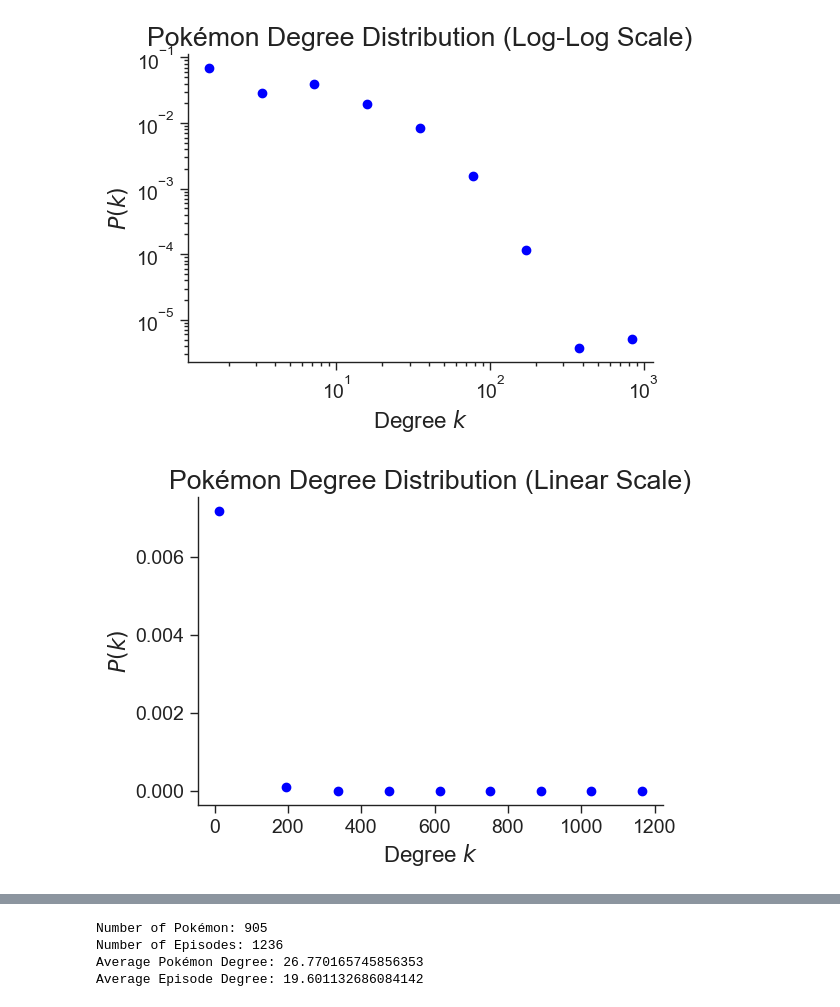
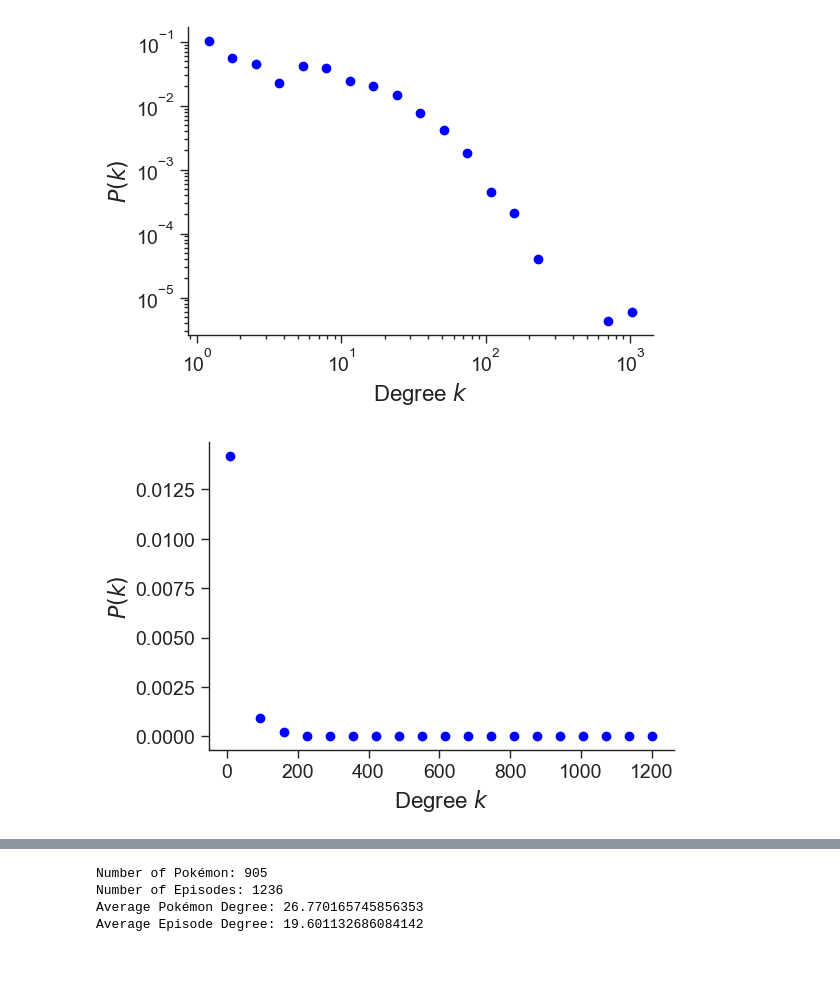
Before and after one commit to JvsonKee/pokemon-network, a Jupyter notebook: src/Analysis/NetworkX.ipynb, the cells around one changed output, grey strips where cells are left out. Drawn from its saved outputs; the diff is of its cells as text; code cells hidden in the pictures; blank space fills up the shorter version.

```diff
--- a/src/Analysis/NetworkX.ipynb
+++ b/src/Analysis/NetworkX.ipynb
@@ -58,7 +58,7 @@ def plot_degree_distribution(degrees, title, color):
     kmin = max(kmin, 1)  # Ensure kmin is at least 1 to avoid log(0)
 
     # Log-log plot
-    bin_edges = np.logspace(np.log10(kmin), np.log10(kmax), num=10)
+    bin_edges = np.logspace(np.log10(kmin), np.log10(kmax), num=20)
     density, _ = np.histogram(degrees, bins=bin_edges, density=True)
 
     log_be = np.log10(bin_edges)
@@ -68,7 +68,7 @@ def plot_degree_distribution(degrees, title, color):
     plt.loglog(x, density, marker='o', linestyle='none', color=color)
     plt.xlabel(r"Degree $k$", fontsize=16)
     plt.ylabel(r"$P(k)$", fontsize=16)
-    plt.title(f"{title} Degree Distribution (Log-Log Scale)")
+    # plt.title(f"{title} Degree Distribution (Log-Log Scale)")
 
     ax = plt.gca()
     ax.spines['right'].set_visible(False)
@@ -78,36 +78,36 @@ def plot_degree_distribution(degrees, title, color):
     plt.show()
 
     # Linear plot
-    bin_edges = np.linspace(kmin, kmax, num=10)
+    bin_edges = np.linspace(kmin, kmax, num=20)
     density, _ = np.histogram(degrees, bins=bin_edges, density=True)
 
     log_be = np.log10(bin_edges)
     x = 10**((log_be[1:] + log_be[:-1]) / 2)
 
     fig = plt.figure(figsize=(6,4))
     plt.plot(x, density, marker='o', linestyle='none', color=color)
     plt.xlabel(r"Degree $k$", fontsize=16)
     plt.ylabel(r"$P(k)$", fontsize=16)
-    plt.title(f"{title} Degree Distribution (Linear Scale)")
+    # plt.title(f"{title} Degree Distribution (Linear Scale)")
 
     ax = plt.gca()
     ax.spines['right'].set_visible(False)
     ax.spines['top'].set_visible(False)
     ax.yaxis.set_ticks_position('left')
     ax.xaxis.set_ticks_position('bottom')
     plt.show()
 
 # Plot for Pokémon (excluding zero-degree nodes for log-log)
 plot_degree_distribution(pokemon_degrees_nonzero, "Pokémon", "blue")
 
 # Plot for Episodes (excluding zero-degree nodes for log-log)
 plot_degree_distribution(episode_degrees_nonzero, "Episodes", "red")
 
 # Print summary
 print("Number of Pokémon:", len(pokemon_nodes))
 print("Number of Episodes:", len(episode_nodes))
 print("Average Pokémon Degree:", np.mean(pokemon_degrees) if len(pokemon_degrees) > 0 else "N/A")
 print("Average Episode Degree:", np.mean(episode_degrees) if len(episode_degrees) > 0 else "N/A")
 # %% [output]
-[figure, old version]
+[figure, new version]
-[figure, old version]
+[figure, new version]
```
Also changed, not shown: parts of 1 cell of this notebook.
